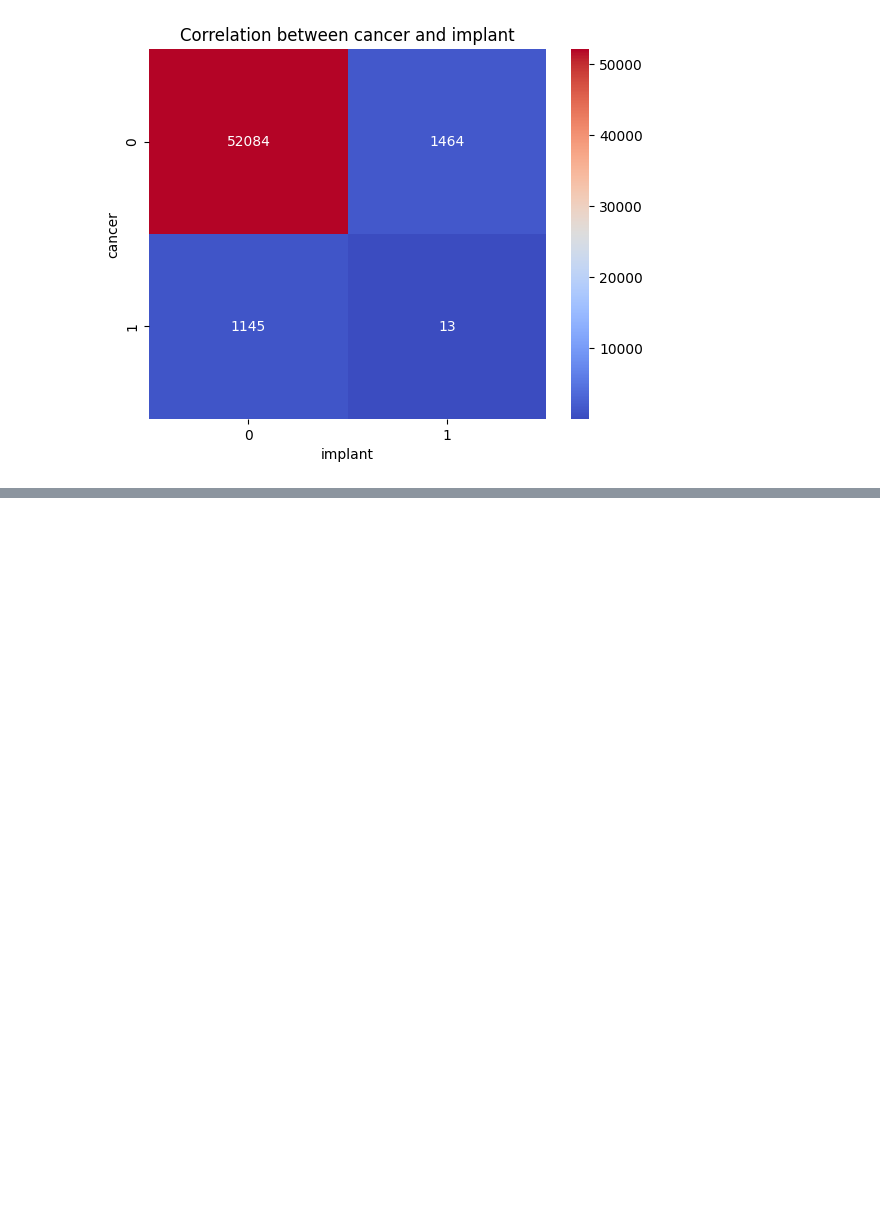
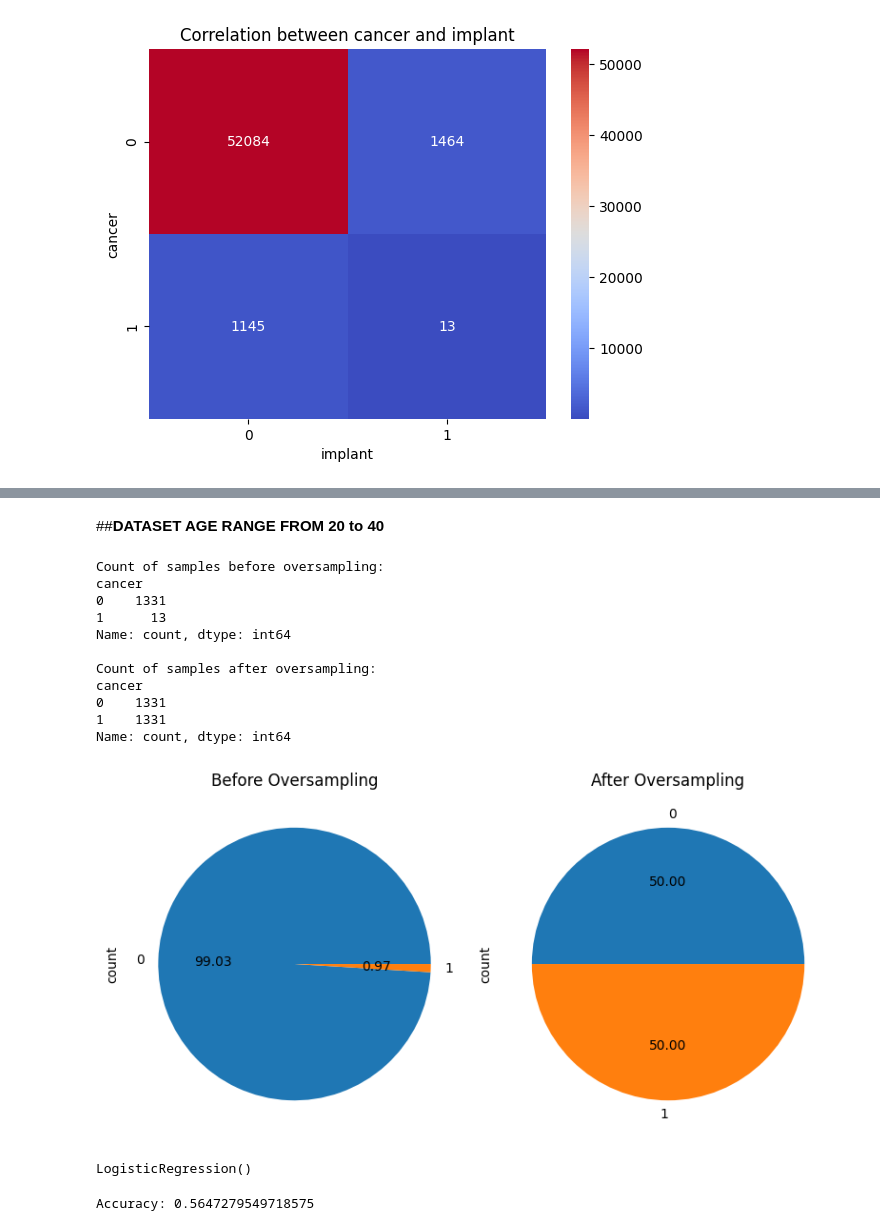
Before and after one commit to Msc-Group-project-Group-2/Msc-Group-Project-Code-1, a Jupyter notebook: MP4.ipynb, the cells around one changed output, grey strips where cells are left out. Saved outputs shown, nothing was run; the diff lists cells and outputs as text; code cells hidden in the pictures; blank space fills up the shorter version.

```diff
--- a/MP4.ipynb
+++ b/MP4.ipynb
@@ -163,0 +347,48 @@ plt.show()
+# %% [markdown]
+##**DATASET AGE RANGE FROM 20 to 40**
+# %%
+# Filter the DataFrame to include only rows where age is in the range 20 to 40
+age20_to_40 = data[(data['age'] >= 20) & (data['age'] <= 40)]
+
+# Split the filtered dataset into features (X) and target variable (y)
+X1_train = age20_to_40[['age', 'implant']]
+y1_train = age20_to_40['cancer']
+
+# Count of samples before oversampling
+print("Count of samples before oversampling:")
+print(y1_train.value_counts())
+
+# Plot pie chart before oversampling
+plt.figure(figsize=(8, 6))
+plt.subplot(1, 2, 1)
+y1_train.value_counts().plot.pie(autopct='%.2f')
+plt.title('Before Oversampling')
+
+# Oversampling only the filtered data
+ros = RandomOverSampler(sampling_strategy="not majority")
+X1_train_res, y1_train_res = ros.fit_resample(X1_train, y1_train)
+
+# Count of samples after oversampling
+print("\nCount of samples after oversampling:")
+print(y1_train_res.value_counts())
+
+# Plot pie chart after oversampling
+plt.subplot(1, 2, 2)
+y1_train_res.value_counts().plot.pie(autopct='%.2f')
+plt.title('After Oversampling')
+
+plt.tight_layout()
+plt.show()
+# %% [output]
+Count of samples before oversampling:
+cancer
+0    1331
+1      13
+Name: count, dtype: int64
+
+Count of samples after oversampling:
+cancer
+0    1331
+1    1331
+Name: count, dtype: int64
+[figure, added]
@@ -163,0 +400,22 @@ plt.show()
+# %%
+# Train the model
+model.fit(X1_train_res, y1_train_res)
+# %% [output]
+LogisticRegression()
+# %%
+from sklearn.linear_model import LogisticRegression
+from sklearn.metrics import accuracy_score
+
+# Assuming you have already trained your logistic regression model
+logistic_model = LogisticRegression()
+logistic_model.fit(X1_train, y1_train)
+
+# Predict on the test set
+y1_pred = logistic_model.predict(X1_test)
+
+# Calculate accuracy
+accuracy = accuracy_score(y1_test, y1_pred)
+
+print("Accuracy:", accuracy)
+# %% [output]
+Accuracy: 0.5647279549718575
```
Also changed, not shown: parts of 118 cells of this notebook, 11 other files.
